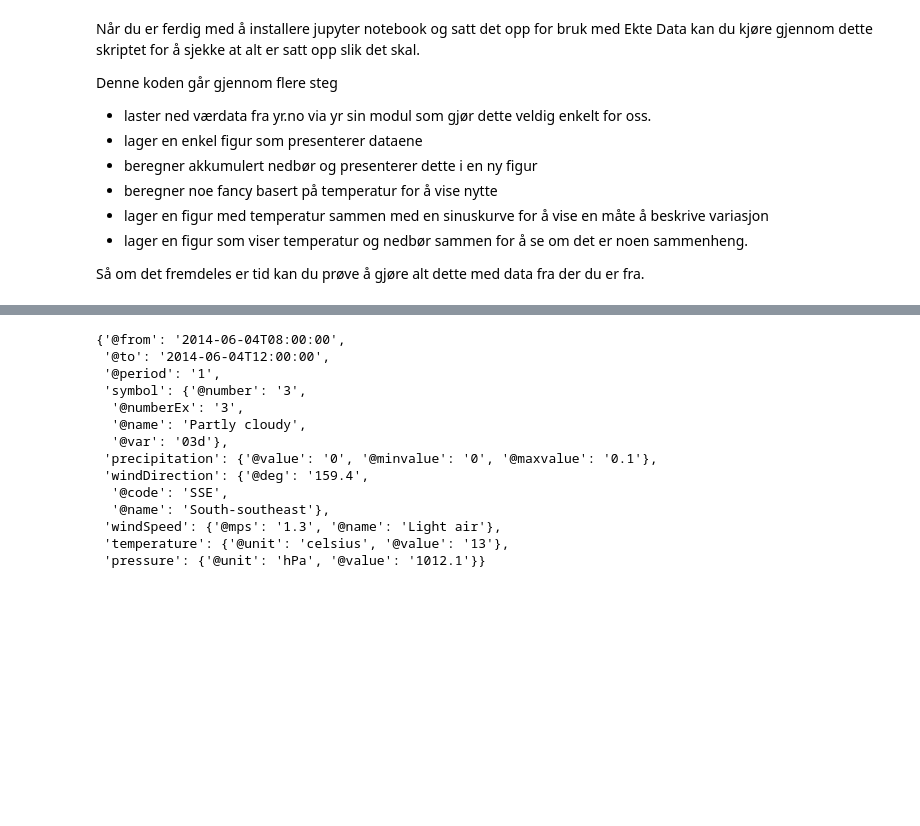
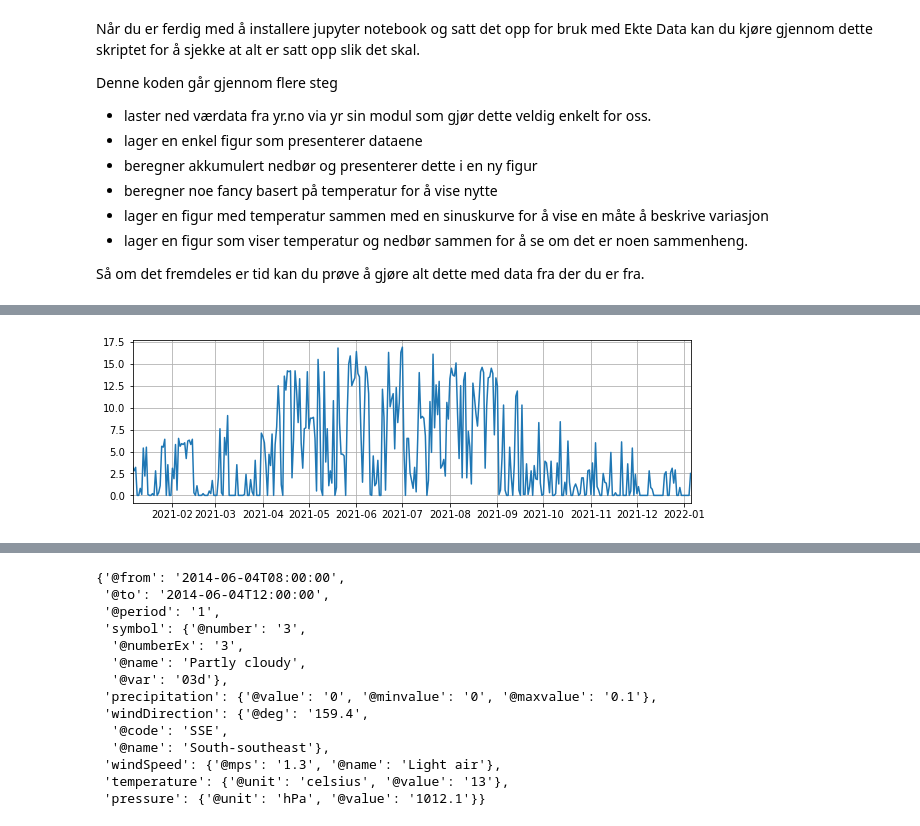
Before and after one commit to irendundas/EkteData, a Jupyter notebook: NAT624_dag1.ipynb, the cells around one changed output, grey strips where cells are left out. Cells and saved outputs as stored; diff of their text form; code cells hidden in the pictures; blank space fills up the shorter version.

```diff
--- a/NAT624_dag1.ipynb
+++ b/NAT624_dag1.ipynb
@@ -12,0 +33,5 @@ Så om det fremdeles er tid kan du prøve å gjøre alt dette med data fra der d
+# %%
+df = pd.read_csv(
+    sti+fil, sep=';', decimal=',', parse_dates=['Tid(norsk normaltid)'],
+    dayfirst=True, na_values='-'
+)
@@ -12,0 +58,3 @@ Så om det fremdeles er tid kan du prøve å gjøre alt dette med data fra der d
+# %%
+df=df[:][:-2]
+df
@@ -12,0 +83,2 @@ Så om det fremdeles er tid kan du prøve å gjøre alt dette med data fra der d
+# %%
+data=df.to_numpy()
@@ -12,0 +103,5 @@ Så om det fremdeles er tid kan du prøve å gjøre alt dette med data fra der d
+# %%
+tid=data[:,2]
+sol=data[:,3]
+nedbør=data[:,4]
+temp=data[:,5]
@@ -12,0 +111,8 @@ Så om det fremdeles er tid kan du prøve å gjøre alt dette med data fra der d
+# %%
+plt.figure(figsize=(10,3))
+plt.plot(tid,sol)
+plt.grid()
+plt.xlim(tid[0], tid[-1])
+plt.show()
+# %% [output]
+[figure, added]
```
Also changed, not shown: parts of 19 cells of this notebook, 3 other files.
